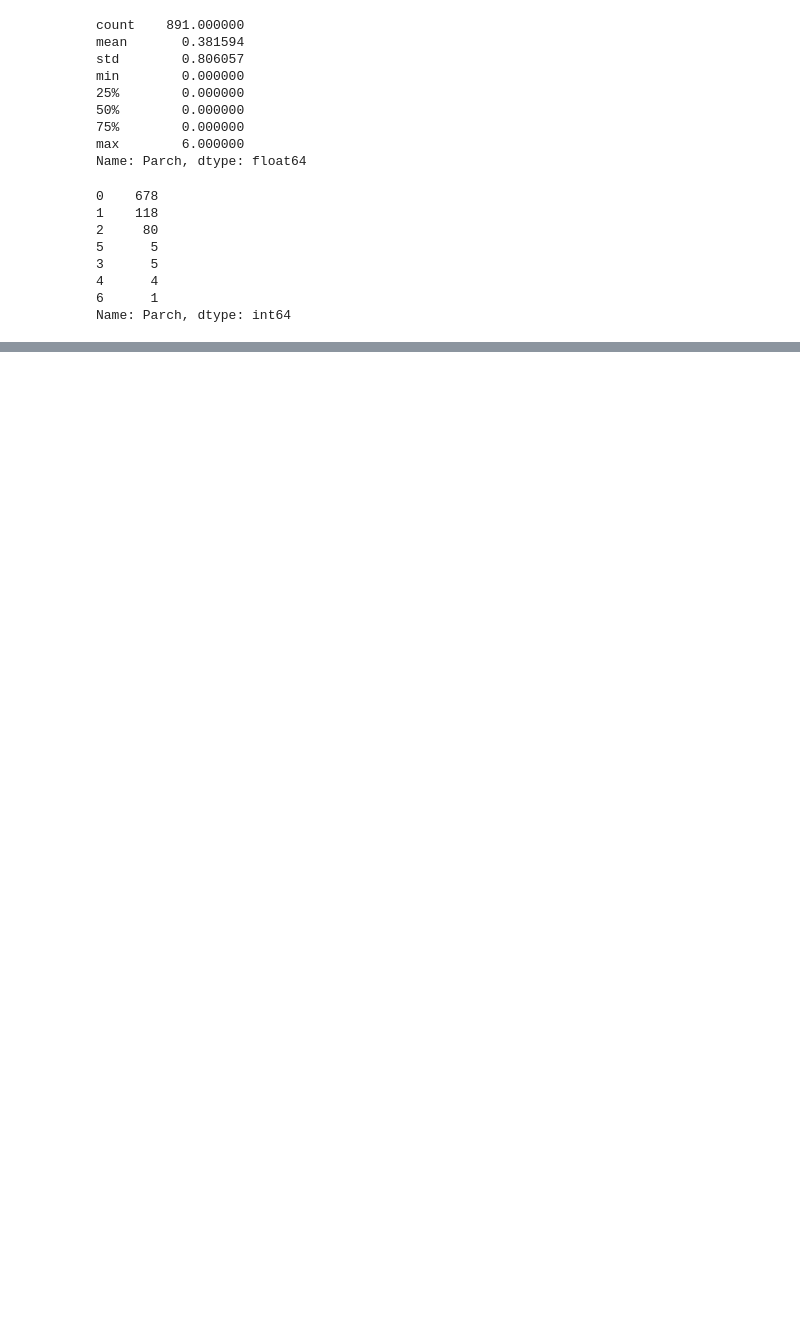
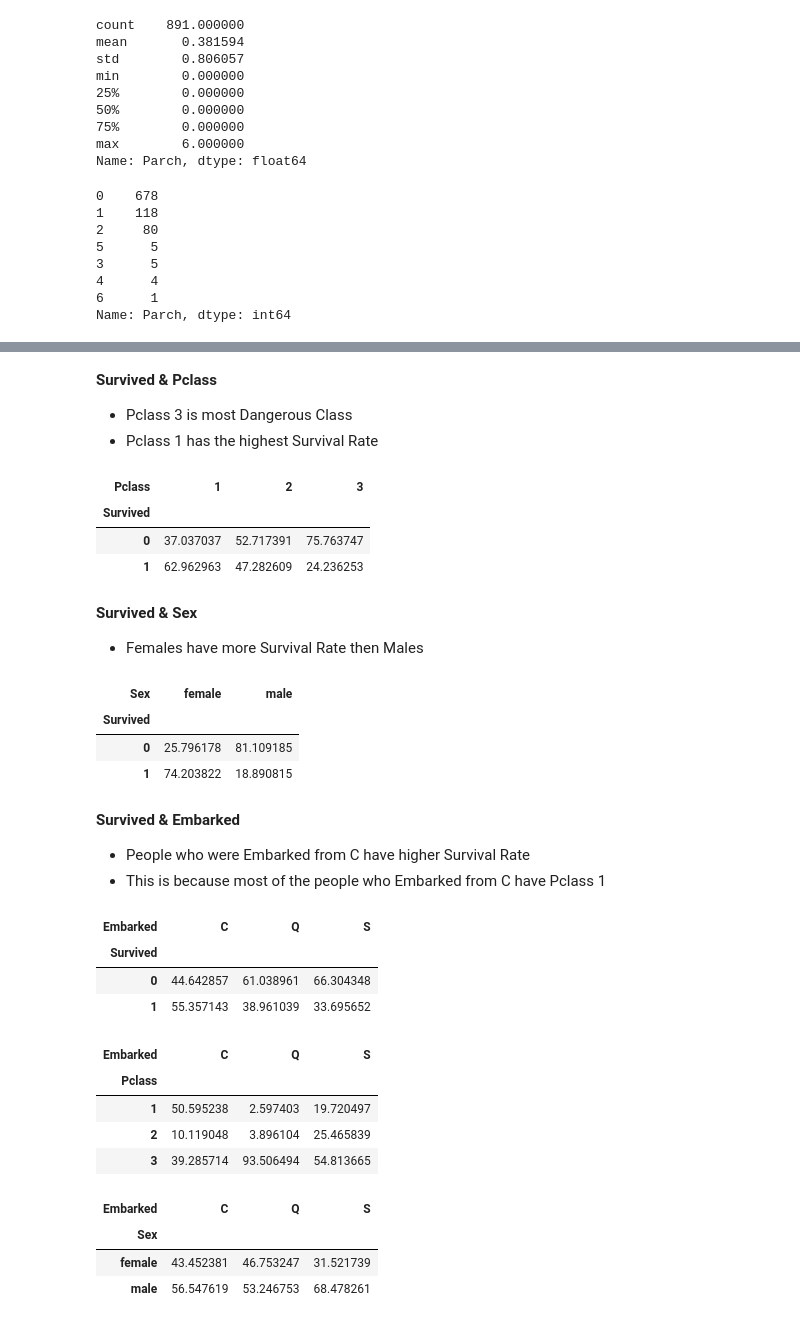
Before and after one commit to chwasiq0569/EDA-on-Titanic-Dataset, a Jupyter notebook: eda-on-titanic-dataset.ipynb, the cells around one changed output, grey strips where cells are left out. Saved outputs shown, nothing was run; the diff lists cells and outputs as text; code cells hidden in the pictures; blank space fills up the shorter version.

Commit message:
Performed Bi Variate Analysis on Categorical Columns

```diff
--- a/eda-on-titanic-dataset.ipynb
+++ b/eda-on-titanic-dataset.ipynb
@@ -352,0 +375,50 @@ traindf['Parch'].value_counts().plot(kind='pie', autopct='%0.2f%%')
+# %% [markdown]
+**Survived & Pclass**
+
+* Pclass 3 is most Dangerous Class
+* Pclass 1 has the highest Survival Rate
+# %%
+pd.crosstab(traindf['Survived'], traindf['Pclass'], normalize='columns')*100
+# %% [output]
+| Pclass | 1 | 2 | 3 |
+| Survived |  |  |  |
+| 0 | 37.037037 | 52.717391 | 75.763747 |
+| 1 | 62.962963 | 47.282609 | 24.236253 |
+# %% [markdown]
+**Survived & Sex**
+
+* Females have more Survival Rate then Males
+# %%
+pd.crosstab(traindf['Survived'], traindf['Sex'], normalize='columns')*100
+# %% [output]
+| Sex | female | male |
+| Survived |  |  |
+| 0 | 25.796178 | 81.109185 |
+| 1 | 74.203822 | 18.890815 |
+# %% [markdown]
+**Survived & Embarked**
+
+* People who were Embarked from C have higher Survival Rate
+* This is because most of the people who Embarked from C have Pclass 1
+# %%
+pd.crosstab(traindf['Survived'], traindf['Embarked'], normalize='columns')*100
+# %% [output]
+| Embarked | C | Q | S |
+| Survived |  |  |  |
+| 0 | 44.642857 | 61.038961 | 66.304348 |
+| 1 | 55.357143 | 38.961039 | 33.695652 |
+# %%
+pd.crosstab(traindf['Pclass'], traindf['Embarked'], normalize='columns')*100
+# %% [output]
+| Embarked | C | Q | S |
+| Pclass |  |  |  |
+| 1 | 50.595238 | 2.597403 | 19.720497 |
+| 2 | 10.119048 | 3.896104 | 25.465839 |
+| 3 | 39.285714 | 93.506494 | 54.813665 |
+# %%
+pd.crosstab(traindf['Sex'], traindf['Embarked'], normalize='columns')*100
+# %% [output]
+| Embarked | C | Q | S |
+| Sex |  |  |  |
+| female | 43.452381 | 46.753247 | 31.521739 |
+| male | 56.547619 | 53.246753 | 68.478261 |
```
Also changed, not shown: parts of 6 cells of this notebook.
